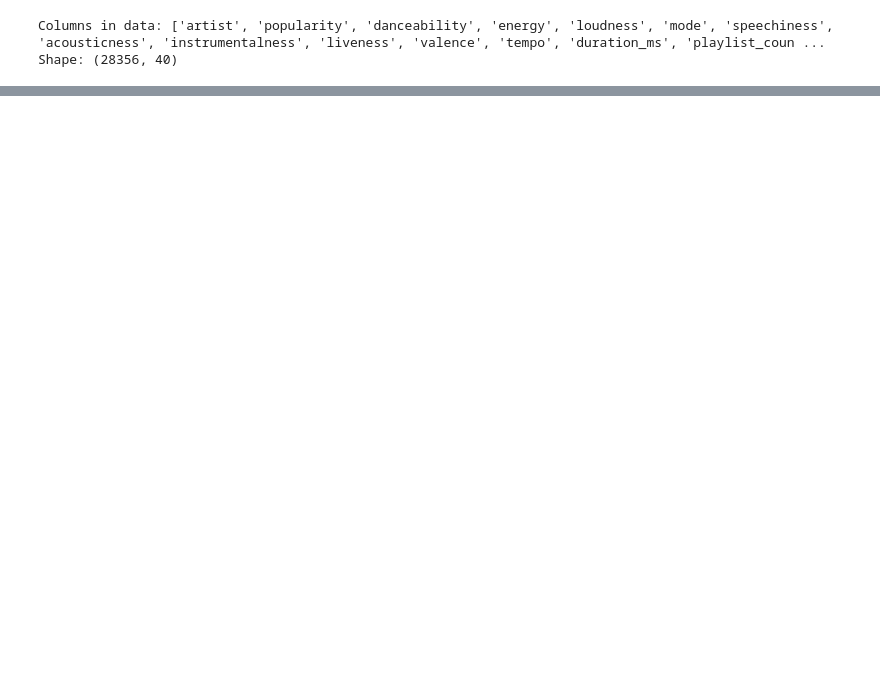
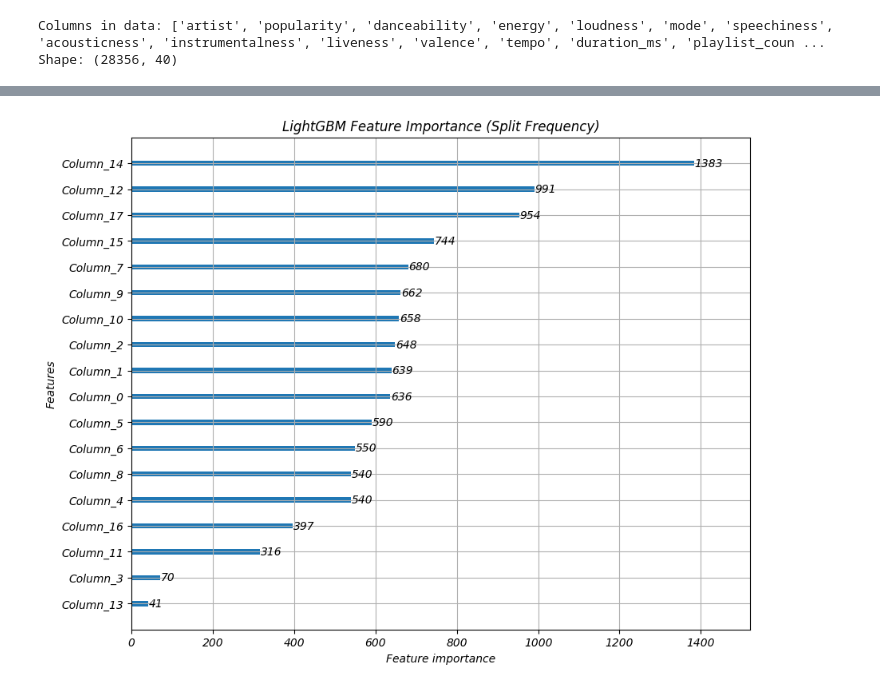
Before and after one commit to essraAlp/spotifyTrendAnalysis, a Jupyter notebook: models/lightGBM.ipynb, the cells around one changed output, grey strips where cells are left out. Cells and saved outputs as stored; diff of their text form; code cells hidden in the pictures; blank space fills up the shorter version.

```diff
--- a/models/lightGBM.ipynb
+++ b/models/lightGBM.ipynb
@@ -74,0 +209,6 @@ R2 Score for LightGBM with best parameters:  0.26930214068766745
+# %%
+lgb.plot_importance(model, importance_type="split", max_num_features=25, figsize=(10, 8))
+plt.title("LightGBM Feature Importance (Split Frequency)")
+plt.show()
+# %% [output]
+[figure, added]
```
Also changed, not shown: parts of 18 cells of this notebook, 5 other files.
